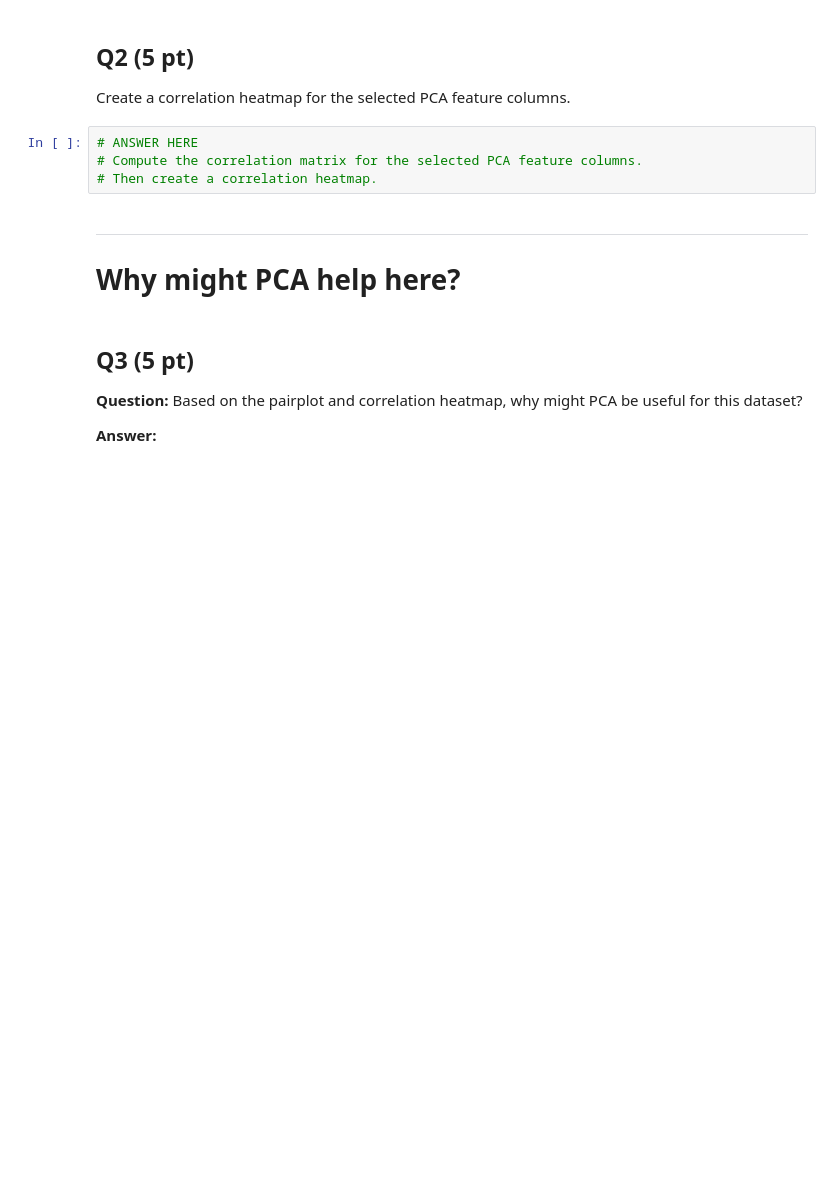
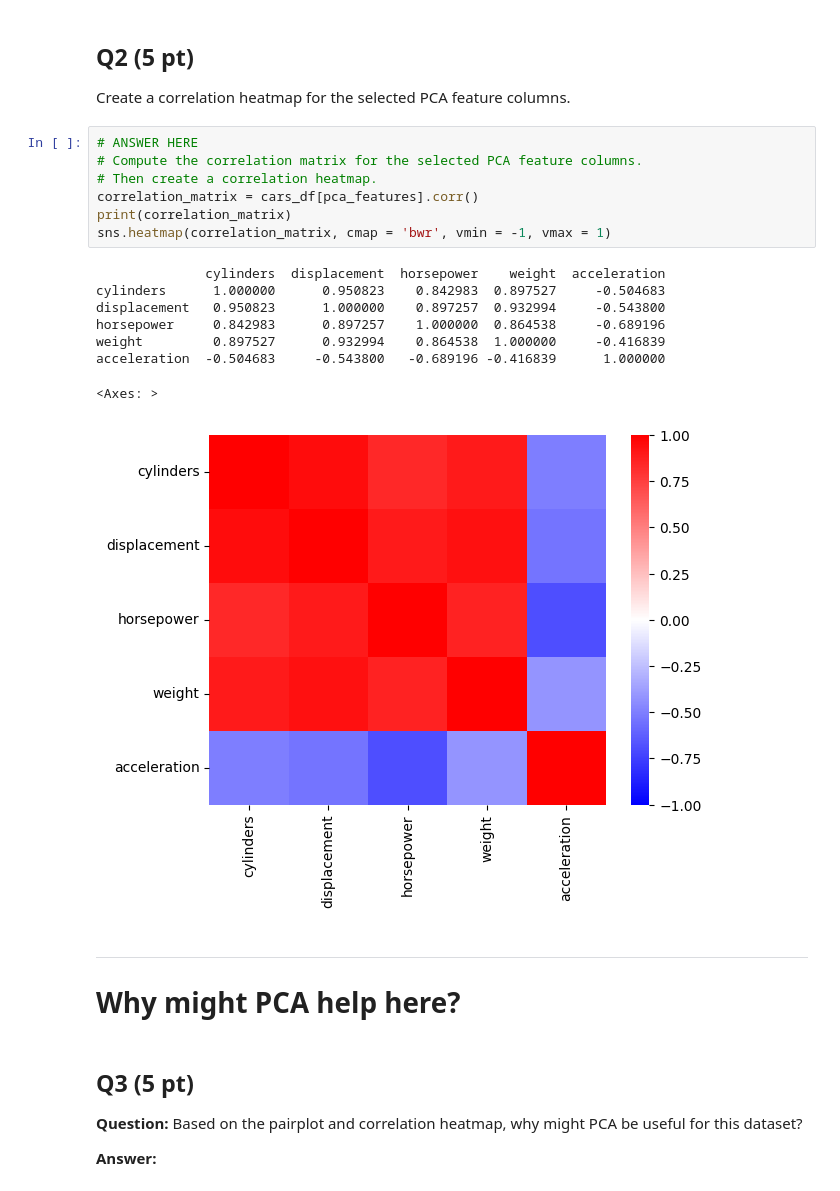
Before and after one commit to lainegoldmacher1/Project-3, a Jupyter notebook: Project3_PCA_Student.ipynb, the cells around one changed output. Drawn from its saved outputs; the diff is of its cells as text; blank space fills up the shorter version.

```diff
--- a/Project3_PCA_Student.ipynb
+++ b/Project3_PCA_Student.ipynb
@@ -64,7 +85,19 @@ Create a correlation heatmap for the selected PCA feature columns.
 # %%
 # ANSWER HERE
 # Compute the correlation matrix for the selected PCA feature columns.
 # Then create a correlation heatmap.
+correlation_matrix = cars_df[pca_features].corr()
+print(correlation_matrix)
+sns.heatmap(correlation_matrix, cmap = 'bwr', vmin = -1, vmax = 1)
+# %% [output]
+              cylinders  displacement  horsepower    weight  acceleration
+cylinders      1.000000      0.950823    0.842983  0.897527     -0.504683
+displacement   0.950823      1.000000    0.897257  0.932994     -0.543800
+horsepower     0.842983      0.897257    1.000000  0.864538     -0.689196
+weight         0.897527      0.932994    0.864538  1.000000     -0.416839
+acceleration  -0.504683     -0.543800   -0.689196 -0.416839      1.000000
+<Axes: >
+[figure, added]
 # %% [markdown]
 ---
 # Why might PCA help here?
```
Also changed, not shown: parts of 4 cells of this notebook.
